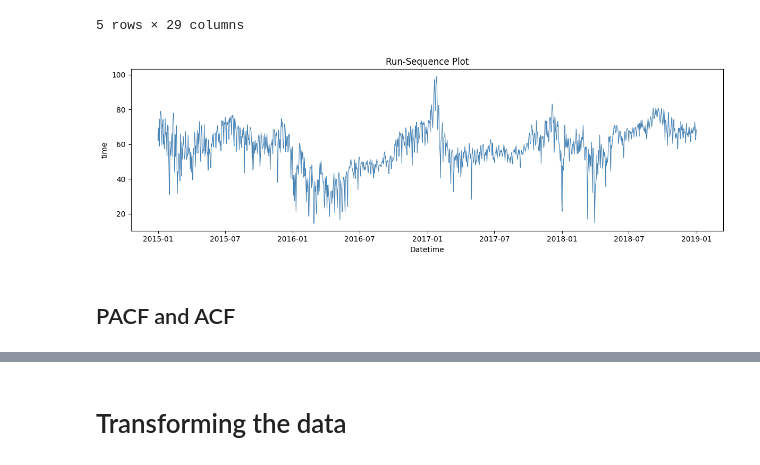
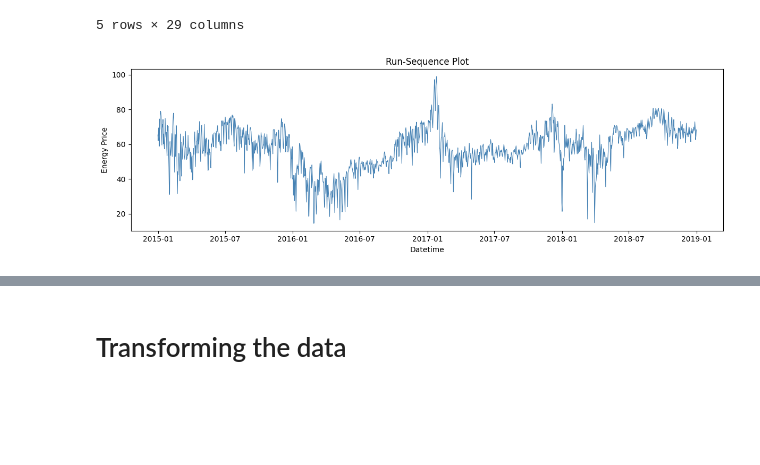
Before and after one commit to codeyson/energy_demand_forecasting, a Jupyter notebook: arima.ipynb, the cells around one changed output, grey strips where cells are left out. Cells and saved outputs as stored; diff of their text form; code cells hidden in the pictures; blank space fills up the shorter version.

```diff
--- a/arima.ipynb
+++ b/arima.ipynb
@@ -112,16 +114,14 @@ vis_df_daily.head()
 # %%
 import matplotlib.pyplot as plt
 
 plt.figure(figsize=(12, 4))
 plt.plot(vis_df_daily.time, vis_df_daily['price actual'],
          linewidth=0.8, color='steelblue')
 
 plt.title("Run-Sequence Plot")
 plt.xlabel("Datetime")
-plt.ylabel(vis_df_daily.columns[0])
+plt.ylabel("Energy Price")
 plt.tight_layout()
 plt.show()
 # %% [output]
-[figure, old version]
+[figure, new version]
-# %% [markdown]
-## PACF and ACF
```
Also changed, not shown: parts of 31 cells of this notebook.
